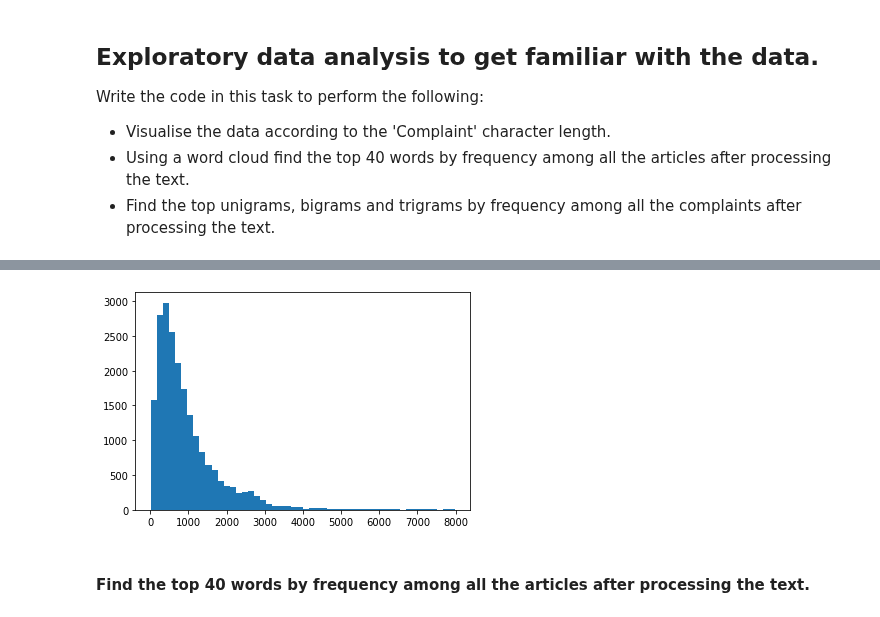
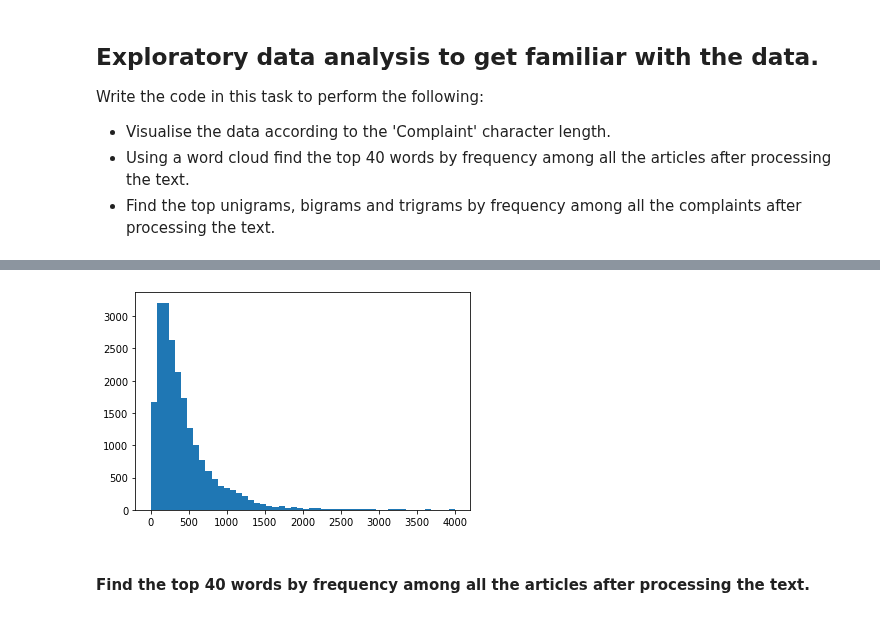
Before and after one commit to imxsid/implement-nlp, a Jupyter notebook: assignment-automatic-ticket-classification.ipynb, the cells around one changed output, grey strips where cells are left out. Saved outputs shown, nothing was run; the diff lists cells and outputs as text; code cells hidden in the pictures.

```diff
--- a/assignment-automatic-ticket-classification.ipynb
+++ b/assignment-automatic-ticket-classification.ipynb
@@ -257,31 +266,19 @@ df_clean
 21072 rows × 2 columns
-# %%
-from nltk.corpus import stopwords
-stop = set(stopwords.words('english'))
-
-# Write your function to extract the POS tags
-def extrat_pos_tag(sentence):
-    # tokenize the sentence and find the POS tag for each token
-    nltk_tagged = nltk.pos_tag(nltk.word_tokenize(sentence))
-    return nltk_tagged
-
-def remove_stop_words(sentence):
-    words = [word for word in sentence.split() if word not in stop]
-    return " ".join(words)
-
-pos_tags = []
-complaints = []
-length = []
-
-for index, complaint in tqdm(df_clean.iterrows()):
-    complaint_after_removal = remove_stop_words(complaint.raw_complaints)
-    pos_tags.append(extrat_pos_tag(complaint_after_removal))
-    complaints.append(complaint_after_removal)
-    length.append(len(complaint_after_removal))
-
-df_clean["pos_tags"] = pos_tags
-df_clean["complaints"] = complaints
-df_clean["length"] = length
+# %%
+from textblob import TextBlob
+
+tqdm.pandas()
+
+# Write your function to extract the POS tags
+def extract_pos_tag(sentence):
+    # Create a textblob object
+    blob = TextBlob(sentence)
+
+    # extract words with tags 'NN', join them and return
+    return ' '.join([ word for (word,tag) in blob.tags if tag == "NN"])
+
+df_clean["complaint_POS_removed"] = df_clean.progress_apply(lambda x: extract_pos_tag(x.lemmatized_complaints), axis=1)
+df_clean["length"] = df_clean.progress_apply(lambda x: len(x.complaint_POS_removed), axis=1)
 # %%
 # The clean dataframe should now contain the raw complaint, lemmatized complaint and the complaint after removing POS tags.
 df_clean
@@ -320,8 +317,8 @@ plt.show()
 # %%
-plt.hist([l for l in df_clean.length if l < 8000], bins=50)
+plt.hist([l for l in df_clean.length if l < 4000], bins=50)
 plt.show()
 # %% [output]
-[figure, old version]
+[figure, new version]
 # %% [markdown]
 #### Find the top 40 words by frequency among all the articles after processing the text.
 # %%
```
Also changed, not shown: parts of 11 cells of this notebook.
